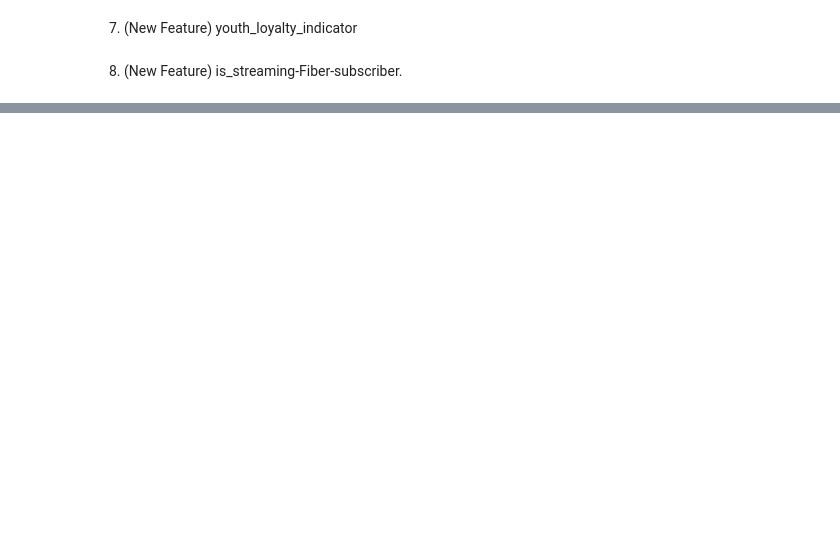
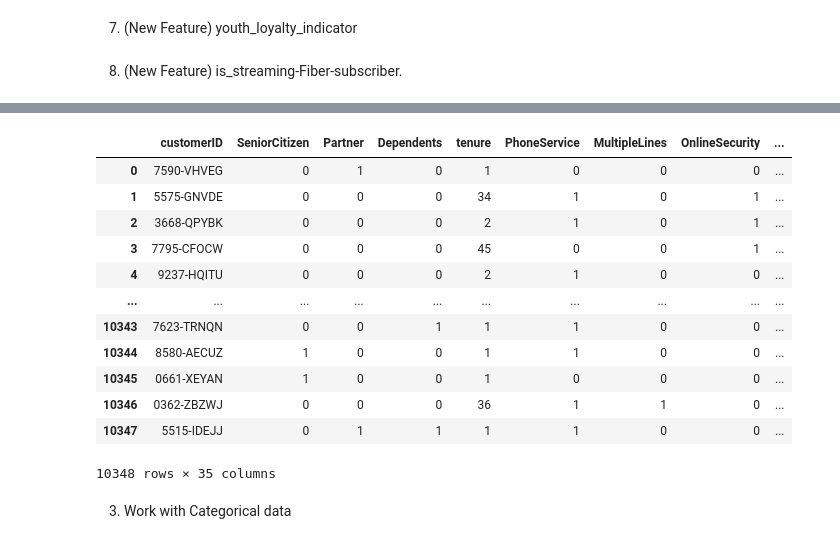
Before and after one commit to walaaabusweas/Telco-Customer, a Jupyter notebook: Telco-Customer.ipynb, the cells around one changed output, grey strips where cells are left out. Cells and saved outputs as stored; diff of their text form; code cells hidden in the pictures; blank space fills up the shorter version.

```diff
--- a/Telco-Customer.ipynb
+++ b/Telco-Customer.ipynb
@@ -537,3 +365,0 @@ memory usage: 1.1+ MB
-# %%
-df["TotalCharges"] = pd.to_numeric(df["TotalCharges"], errors="coerce")
-df.info()
@@ -558,3 +365,0 @@ memory usage: 1.1+ MB
-# %%
-df["TotalCharges"] = pd.to_numeric(df["TotalCharges"], errors="coerce")
-df.info()
@@ -726,3 +510,7 @@ This generation prefers speed and efficiency; they don't wait for paper mail but
 
 Business Insight:
 Since young people are the most reliant on digital channels, companies should focus their customer retention efforts on digital notifications (app notifications) and quick online offers. These customers are "potentially leaving" only if they feel the company isn't evolving technologically at their pace, so retaining them requires continuous innovation in the digital user experience.
+# %%
+# drop two Columns (StreamingTV , StreamingMovies) and make a new columns called Streaming from (StreamingTV (Yes NO) Or StreamingMovies (Yes NO))
+df['Streaming'] = df['StreamingTV'].replace({'Yes': 1, 'No': 0}) | df['StreamingMovies'].replace({'Yes': 1, 'No': 0})
+df = df.drop(['StreamingTV', 'StreamingMovies'], axis=1)
@@ -728,0 +543,11 @@ Since young people are the most reliant on digital channels, companies should fo
+# %%
+from imblearn.over_sampling import RandomOverSampler
+
+X = df.drop('Churn', axis=1)
+y = df['Churn']
+
+ros = RandomOverSampler(random_state=42)
+
+X_resampled, y_resampled = ros.fit_resample(X, y)
+
+y_resampled
@@ -728,0 +567,20 @@ Since young people are the most reliant on digital channels, companies should fo
+# %%
+df = pd.DataFrame(X_resampled, columns=X.columns)
+df['Churn'] = y_resampled
+X_resampled
+# %% [output]
+|  | customerID | SeniorCitizen | Partner | Dependents | tenure | PhoneService | MultipleLines | OnlineSecurity | ... |
+| 0 | 7590-VHVEG | 0 | 1 | 0 | 1 | 0 | 0 | 0 | ... |
+| 1 | 5575-GNVDE | 0 | 0 | 0 | 34 | 1 | 0 | 1 | ... |
+| 2 | 3668-QPYBK | 0 | 0 | 0 | 2 | 1 | 0 | 1 | ... |
+| 3 | 7795-CFOCW | 0 | 0 | 0 | 45 | 0 | 0 | 1 | ... |
+| 4 | 9237-HQITU | 0 | 0 | 0 | 2 | 1 | 0 | 0 | ... |
+| ... | ... | ... | ... | ... | ... | ... | ... | ... | ... |
+| 10343 | 7623-TRNQN | 0 | 0 | 1 | 1 | 1 | 0 | 0 | ... |
+| 10344 | 8580-AECUZ | 1 | 0 | 0 | 1 | 1 | 0 | 0 | ... |
+| 10345 | 0661-XEYAN | 1 | 0 | 0 | 1 | 0 | 0 | 0 | ... |
+| 10346 | 0362-ZBZWJ | 0 | 0 | 0 | 36 | 1 | 1 | 0 | ... |
+| 10347 | 5515-IDEJJ | 0 | 1 | 1 | 1 | 1 | 0 | 0 | ... |
+10348 rows × 35 columns
+# %% [markdown]
+3) Work with Categorical data
```
Also changed, not shown: parts of 45 cells of this notebook.
